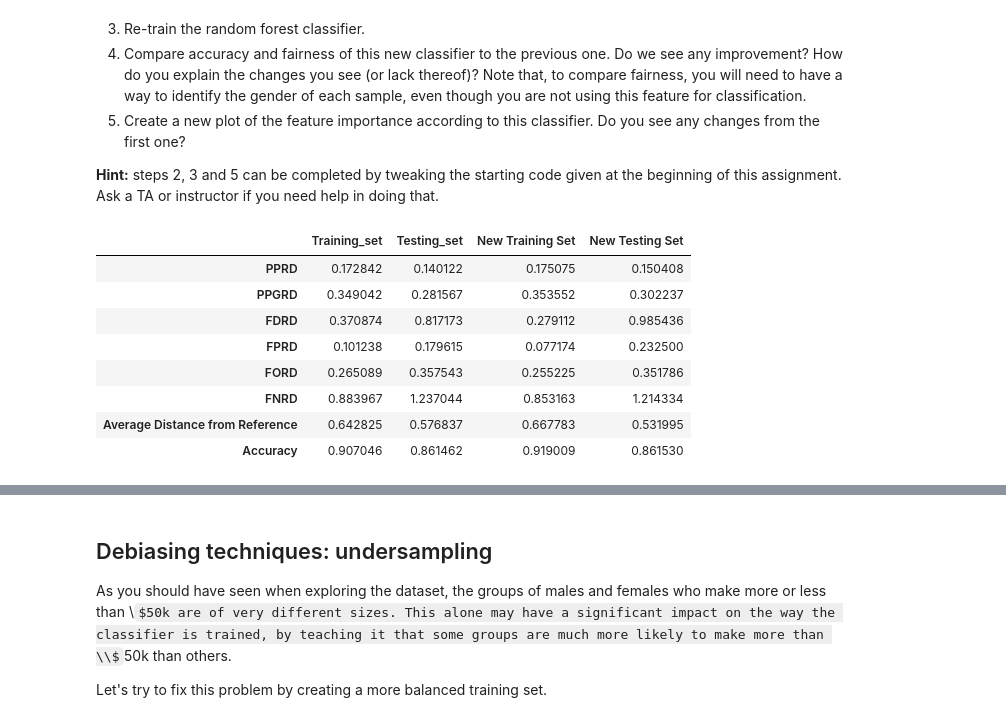
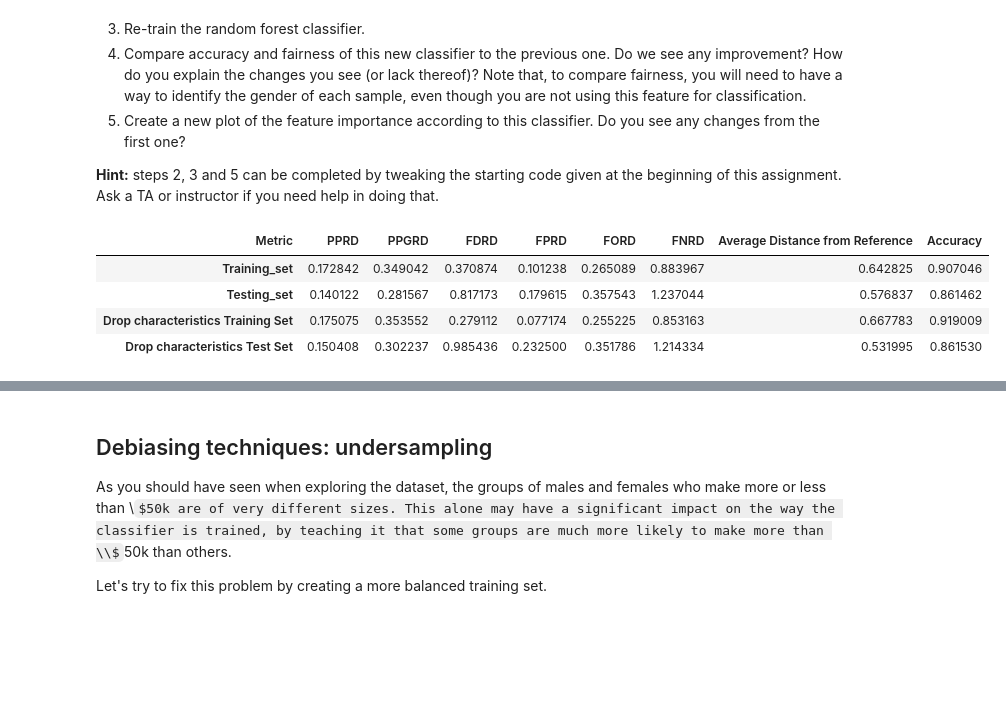
Before and after one commit to wsl0917/DSCI430_module2_assignment, a Jupyter notebook: Module 4 Assignment-1.ipynb, the cells around one changed output, grey strips where cells are left out. Saved outputs shown, nothing was run; the diff lists cells and outputs as text; code cells hidden in the pictures; some formulas as TeX source; blank space fills up the shorter version.

```diff
--- a/Module 4 Assignment-1.ipynb
+++ b/Module 4 Assignment-1.ipynb
@@ -284,12 +284,13 @@ def fairness_metrics(model,test_x,test_y,gender_exist=True,is_TEST = False):
   AVG_D = sum(abs(value - 1) for value in dict.values()) / 6
 
   dict["Average Distance from Reference"] = AVG_D
+  dict["Accuracy"] = model.score(test_x, test_y)
 
 
   metrics_df =  pd.DataFrame(list(dict.items()), columns=['Metric', 'Value'])
   return metrics_df
 # %%
-
+results_dict = {}
 
 results_dict = {
  "Training_set": fairness_metrics(clf,pd.DataFrame(X_train_transformed, columns=column_names),y_train),
@@ -297,7 +298,7 @@ results_dict = {
 }
 
 results_df = pd.concat(
-    {name: result.set_index('Metric')['Value'] for name, result in results_dict.items()}, axis=1)
+    {name: result.set_index('Metric')['Value'] for name, result in results_dict.items()}, axis=1).T
 
 results_df
 # %% [output]
@@ -371,32 +366,18 @@ new_X_test_transformed = new_ct.transform(new_test).toarray()
 new_clf = RandomForestClassifier(random_state=0, max_depth = 19, n_estimators = 100).fit(new_X_train_transformed, y_train)
 # %%
 new_train_metrics = fairness_metrics(new_clf, pd.DataFrame(new_X_train_transformed, columns=new_column_names), y_train, gender_exist=False,is_TEST=False)
+new_test_metrics = fairness_metrics(new_clf, pd.DataFrame(new_X_test_transformed, columns=new_column_names), y_test, gender_exist=False,is_TEST=True)
+results_dict2 = {}
+results_dict2 = results_dict.copy()
+results_dict2["Drop characteristics Training Set"] = new_train_metrics
+results_dict2["Drop characteristics Test Set"] = new_test_metrics
 
-new_test_metrics = fairness_metrics(new_clf, pd.DataFrame(new_X_test_transformed, columns=new_column_names), y_test, gender_exist=False,is_TEST=True)
+results_df2 = pd.concat({name: result.set_index('Metric')['Value'] for name, result in results_dict2.items()}, axis=1).T
 
-
-new_trian_series = new_train_metrics.set_index('Metric')['Value']
-new_test_series = new_test_metrics.set_index('Metric')['Value']
-
-results_df['New Training Set'] = new_trian_series
-results_df['New Testing Set'] = new_test_series
-
-
-accuracy_values = [clf.score(X_train_transformed, y_train), clf.score(X_test_transformed, y_test),new_clf.score(new_X_train_transformed, y_train),new_clf.score(new_X_test_transformed, y_test)]
-
-
-accuracy_row = pd.Series(accuracy_values, index=results_df.columns, name='Accuracy')
-
-results_df = pd.concat([results_df, accuracy_row.to_frame().T])
-
-results_df
+results_df2
 # %% [output]
-|  | Training_set | Testing_set | New Training Set | New Testing Set |
-| PPRD | 0.172842 | 0.140122 | 0.175075 | 0.150408 |
-| PPGRD | 0.349042 | 0.281567 | 0.353552 | 0.302237 |
-| FDRD | 0.370874 | 0.817173 | 0.279112 | 0.985436 |
-| FPRD | 0.101238 | 0.179615 | 0.077174 | 0.232500 |
-| FORD | 0.265089 | 0.357543 | 0.255225 | 0.351786 |
-| FNRD | 0.883967 | 1.237044 | 0.853163 | 1.214334 |
-| Average Distance from Reference | 0.642825 | 0.576837 | 0.667783 | 0.531995 |
-| Accuracy | 0.907046 | 0.861462 | 0.919009 | 0.861530 |
+| Metric | PPRD | PPGRD | FDRD | FPRD | FORD | FNRD | Average Distance from Reference | Accuracy |
+| Training_set | 0.172842 | 0.349042 | 0.370874 | 0.101238 | 0.265089 | 0.883967 | 0.642825 | 0.907046 |
+| Testing_set | 0.140122 | 0.281567 | 0.817173 | 0.179615 | 0.357543 | 1.237044 | 0.576837 | 0.861462 |
+| Drop characteristics Training Set | 0.175075 | 0.353552 | 0.279112 | 0.077174 | 0.255225 | 0.853163 | 0.667783 | 0.919009 |
+| Drop characteristics Test Set | 0.150408 | 0.302237 | 0.985436 | 0.232500 | 0.351786 | 1.214334 | 0.531995 | 0.861530 |
```
Also changed, not shown: parts of 15 cells of this notebook.
